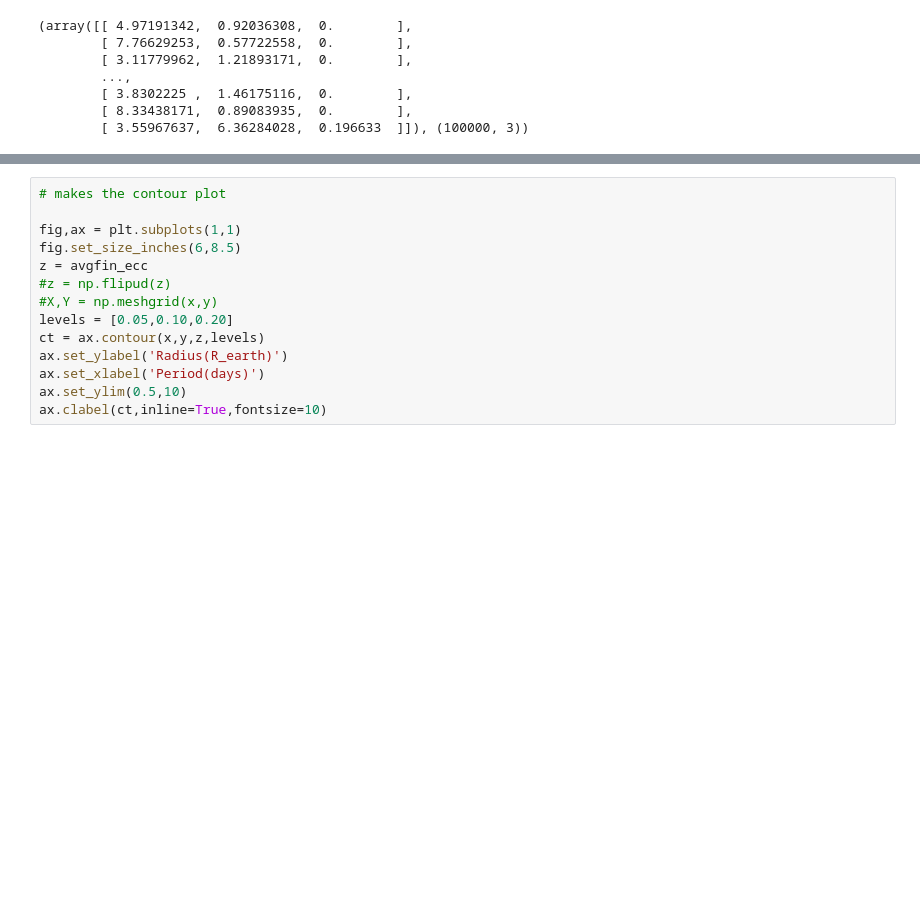
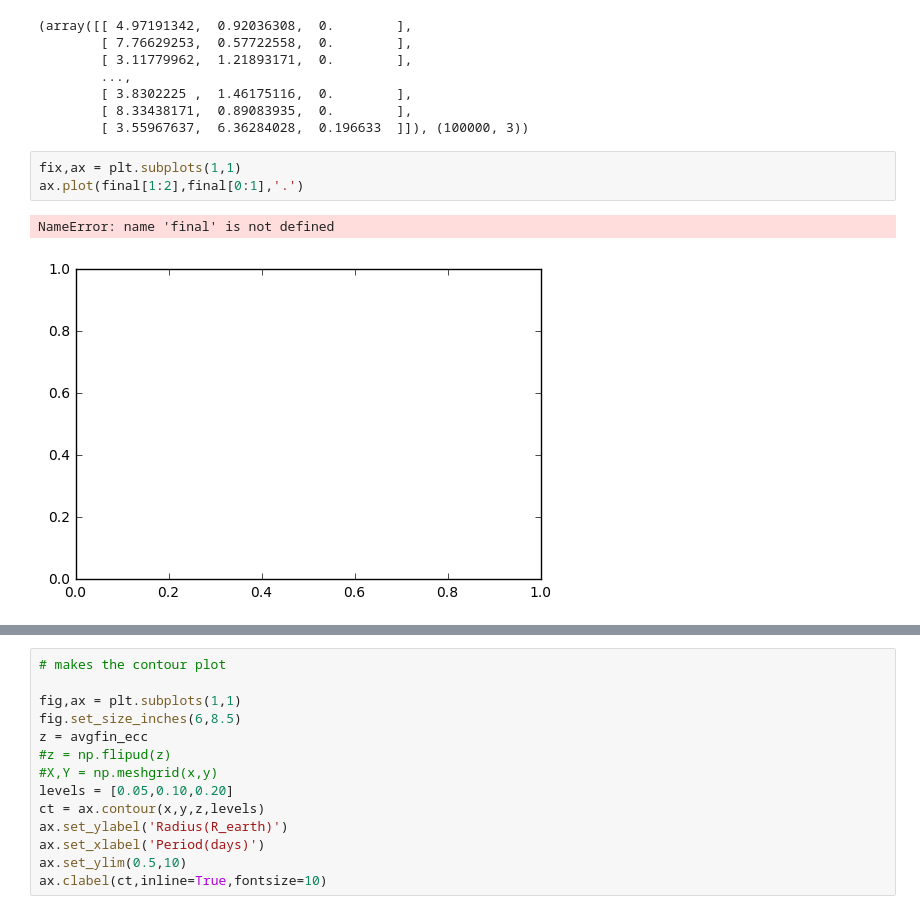
Before and after one commit to dm1681/Merging_Perts, a Jupyter notebook: Research/Merging_Perts/IC_gen.ipynb, the cells around one changed output, grey strips where cells are left out. Cells and saved outputs as stored; diff of their text form; blank space fills up the shorter version.

```diff
--- a/Research/Merging_Perts/IC_gen.ipynb
+++ b/Research/Merging_Perts/IC_gen.ipynb
@@ -748,6 +769,12 @@ final, final.shape
         [ 3.8302225 ,  1.46175116,  0.        ],
         [ 8.33438171,  0.89083935,  0.        ],
         [ 3.55967637,  6.36284028,  0.196633  ]]), (100000, 3))
+# %%
+fix,ax = plt.subplots(1,1)
+ax.plot(final[1:2],final[0:1],'.')
+# %% [output]
+NameError: name 'final' is not defined
+[figure, added]
 # %%
 #calculates the avg final eccentricity for each bin
 
```
Also changed, not shown: parts of 9 cells of this notebook.
